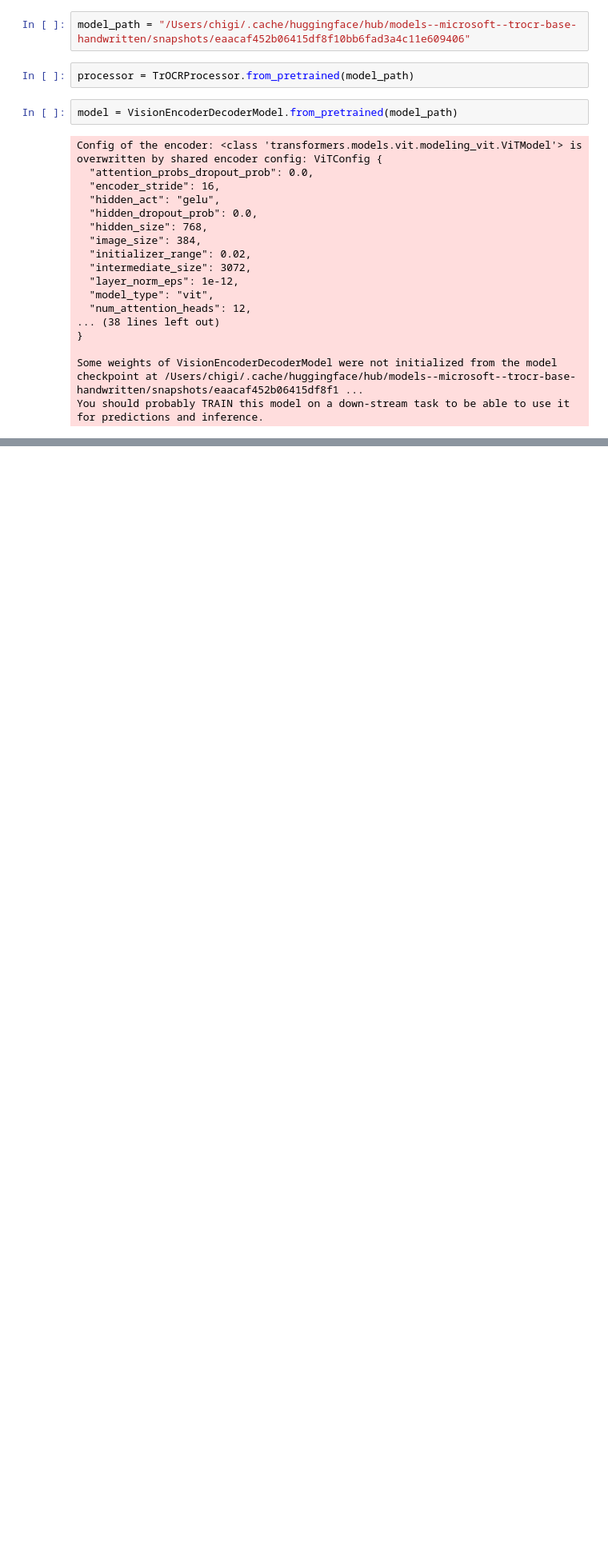
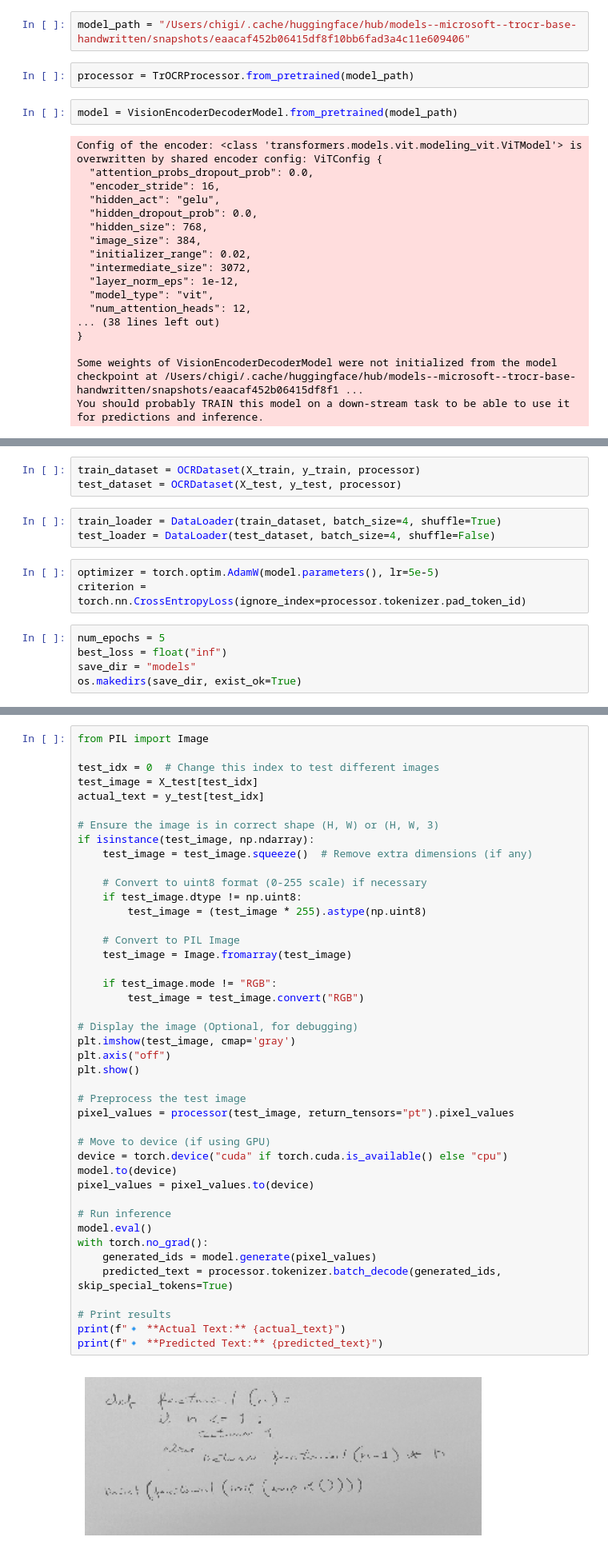
Before and after one commit to chiraggulati098/neural_code_compiler, a Jupyter notebook: notebook.ipynb, the cells around one changed output, grey strips where cells are left out. Shown: that part at 80% size. Cells and saved outputs as stored; diff of their text form; blank space fills up the shorter version.

```diff
--- a/notebook.ipynb
+++ b/notebook.ipynb
@@ -110,0 +139,14 @@ You should probably TRAIN this model on a down-stream task to be able to use it
+# %%
+train_dataset = OCRDataset(X_train, y_train, processor)
+test_dataset = OCRDataset(X_test, y_test, processor)
+# %%
+train_loader = DataLoader(train_dataset, batch_size=4, shuffle=True)
+test_loader = DataLoader(test_dataset, batch_size=4, shuffle=False)
+# %%
+optimizer = torch.optim.AdamW(model.parameters(), lr=5e-5)
+criterion = torch.nn.CrossEntropyLoss(ignore_index=processor.tokenizer.pad_token_id)
+# %%
+num_epochs = 5
+best_loss = float("inf")
+save_dir = "models"
+os.makedirs(save_dir, exist_ok=True)
@@ -110,0 +220,45 @@ You should probably TRAIN this model on a down-stream task to be able to use it
+# %%
+from PIL import Image
+
+test_idx = 0  # Change this index to test different images
+test_image = X_test[test_idx]
+actual_text = y_test[test_idx]
+
+# Ensure the image is in correct shape (H, W) or (H, W, 3)
+if isinstance(test_image, np.ndarray):
+    test_image = test_image.squeeze()  # Remove extra dimensions (if any)
+
+    # Convert to uint8 format (0-255 scale) if necessary
+    if test_image.dtype != np.uint8:
+        test_image = (test_image * 255).astype(np.uint8)
+
+    # Convert to PIL Image
+    test_image = Image.fromarray(test_image)
+
+    if test_image.mode != "RGB":
+        test_image = test_image.convert("RGB")
+
+# Display the image (Optional, for debugging)
+plt.imshow(test_image, cmap='gray')
+plt.axis("off")
+plt.show()
+
+# Preprocess the test image
+pixel_values = processor(test_image, return_tensors="pt").pixel_values
+
+# Move to device (if using GPU)
+device = torch.device("cuda" if torch.cuda.is_available() else "cpu")
+model.to(device)
+pixel_values = pixel_values.to(device)
+
+# Run inference
+model.eval()
+with torch.no_grad():
+    generated_ids = model.generate(pixel_values)
+    predicted_text = processor.tokenizer.batch_decode(generated_ids, skip_special_tokens=True)
+
+# Print results
+print(f"🔹 **Actual Text:** {actual_text}")
+print(f"🔹 **Predicted Text:** {predicted_text}")
+# %% [output]
+[figure, added]
```
Also changed, not shown: parts of 8 cells of this notebook, 1 other file.
